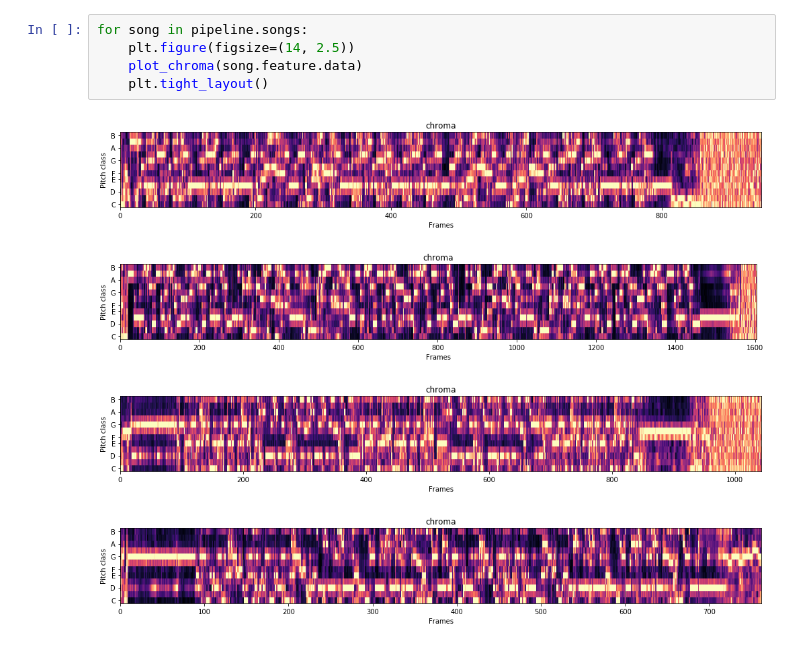
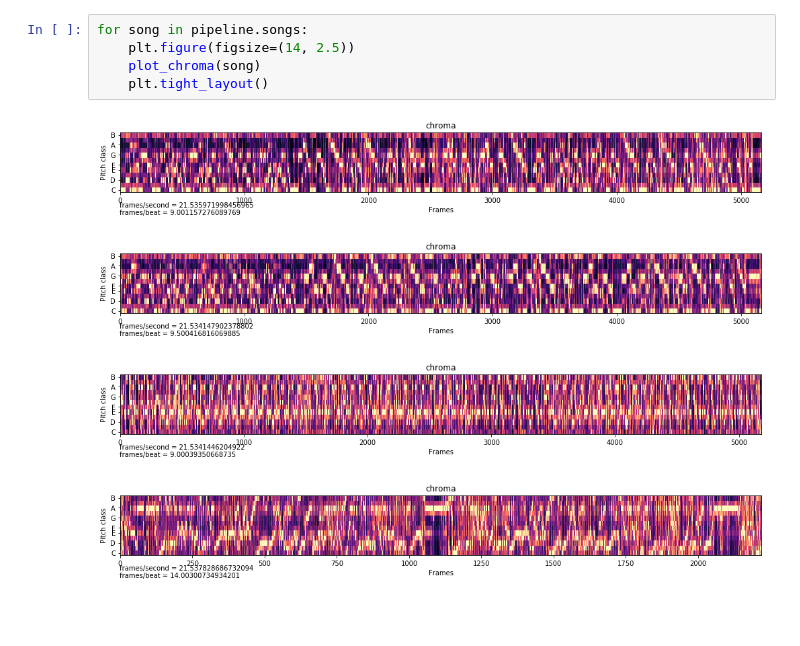
Before and after one commit to arthurtofani/csi-experiments, a Jupyter notebook: notebooks/Checkerboard 2.ipynb, the cells around one changed output. Saved outputs shown, nothing was run; the diff lists cells and outputs as text; blank space fills up the shorter version.

Commit message:
improving visualization

```diff
--- a/notebooks/Checkerboard 2.ipynb
+++ b/notebooks/Checkerboard 2.ipynb
@@ -67,13 +69,13 @@ Done
 # %%
 for song in pipeline.songs:
     plt.figure(figsize=(14, 2.5))
-    plot_chroma(song.feature.data)
+    plot_chroma(song)
     plt.tight_layout()
 # %% [output]
-[figure, old version]
+[figure, new version]
-[figure, old version]
+[figure, new version]
-[figure, old version]
+[figure, new version]
-[figure, old version]
+[figure, new version]
 # %%
 for song in pipeline.songs:
     plt.figure(figsize=(13, 4))
```
Also changed, not shown: parts of 7 cells of this notebook, 5 other files.
